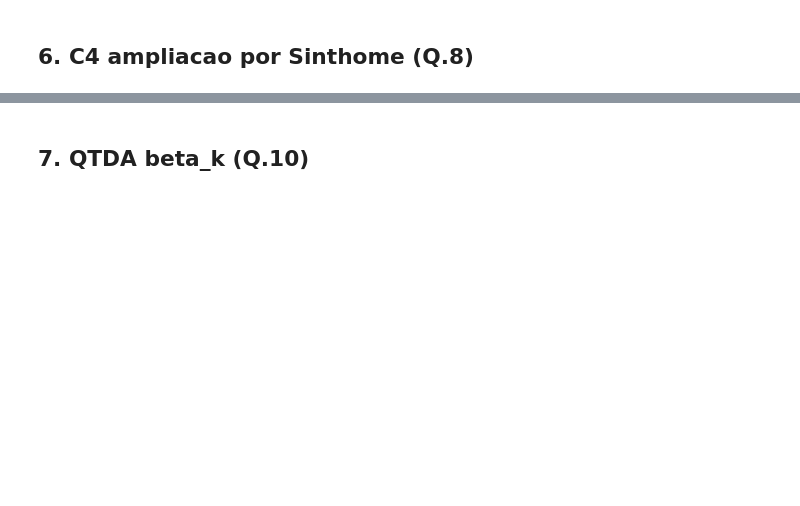
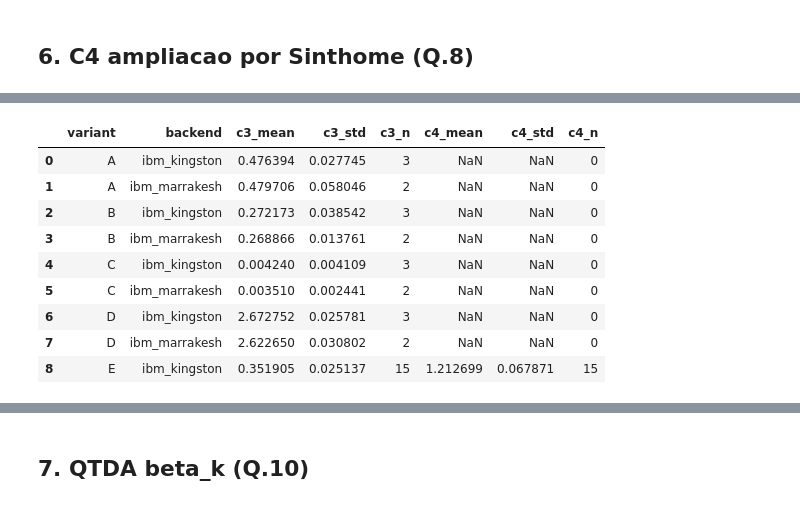
Before and after one commit to devomnimind/Doxihewu-OmniMind-MachinePublicSoul, a Jupyter notebook: notebooks/omnimind-paper-b-quantum-reproducao/omnimind_paper_b_quantum_reproducao.ipynb, the cells around one changed output, grey strips where cells are left out. Saved outputs shown, nothing was run; the diff lists cells and outputs as text; code cells hidden in the pictures; blank space fills up the shorter version.

```diff
--- a/notebooks/omnimind-paper-b-quantum-reproducao/omnimind_paper_b_quantum_reproducao.ipynb
+++ b/notebooks/omnimind-paper-b-quantum-reproducao/omnimind_paper_b_quantum_reproducao.ipynb
@@ -239,0 +317,81 @@ plt.show()
+# %%
+def parity(bs, start, end):
+    return sum(int(b) for b in bs[start:end]) % 2
+
+def c3_c4_from_counts(counts_json):
+    if not counts_json:
+        return None, None
+    counts = json.loads(counts_json)
+    total = sum(counts.values())
+    if total == 0:
+        return None, None
+    r3 = {'R':(0,3),'S':(3,6),'I':(6,9)}
+    r4 = {'R':(0,3),'S':(3,6),'I':(6,9),'Sin':(9,12)}
+    marg3 = {r:{'even':0,'odd':0} for r in r3}
+    p_all_even3 = 0
+    for bs, n in counts.items():
+        bs_rev = bs[::-1]
+        par = {r: parity(bs_rev, s, e) for r,(s,e) in r3.items()}
+        for r, p in par.items():
+            marg3[r]['even' if p==0 else 'odd'] += n
+        if all(p==0 for p in par.values()):
+            p_all_even3 += n
+    pR = marg3['R']['even']/total
+    pS = marg3['S']['even']/total
+    pI = marg3['I']['even']/total
+    c3 = abs(p_all_even3/total - pR*pS*pI) * 8
+    # verifica se tem 4º anel (12 qubits)
+    has_sin = any(len(bs[::-1]) >= 12 for bs in counts)
+    if not has_sin:
+        return c3, None
+    marg4 = {r:{'even':0,'odd':0} for r in r4}
+    p_all_even4 = 0
+    for bs, n in counts.items():
+        bs_rev = bs[::-1]
+        par = {r: parity(bs_rev, s, e) for r,(s,e) in r4.items()}
+        for r, p in par.items():
+            marg4[r]['even' if p==0 else 'odd'] += n
+        if all(p==0 for p in par.values()):
+            p_all_even4 += n
+    pSin = marg4['Sin']['even']/total
+    c4 = abs(p_all_even4/total - pR*pS*pI*pSin) * 16
+    return c3, c4
+
+borr = pd.read_sql("""
+SELECT id, variant, backend, counts_json
+FROM borromean_knot_experiments
+WHERE counts_json IS NOT NULL
+  AND backend IN ('ibm_kingston', 'ibm_marrakesh')
+""", conn)
+
+res = []
+for _, row in borr.iterrows():
+    c3, c4 = c3_c4_from_counts(row['counts_json'])
+    res.append({
+        'variant': row['variant'][0] if row['variant'] else row['variant'],
+        'backend': row['backend'],
+        'c3_paper': c3,
+        'c4_paper': c4
+    })
+
+res = pd.DataFrame(res)
+summary = res.groupby(['variant','backend']).agg({'c3_paper':['mean','std','count'], 'c4_paper':['mean','std','count']}).reset_index()
+summary.columns = ['variant','backend','c3_mean','c3_std','c3_n','c4_mean','c4_std','c4_n']
+summary = summary[summary['c3_mean'].notna()]
+display(summary)
+
+e_ibm = res[(res['variant']=='E') & (res['backend']=='ibm_kingston')]
+print('Variante E ibm_kingston:')
+print('C3 =', e_ibm['c3_paper'].mean(), '±', e_ibm['c3_paper'].std())
+print('C4 =', e_ibm['c4_paper'].mean(), '±', e_ibm['c4_paper'].std())
+# %% [output]
+|  | variant | backend | c3_mean | c3_std | c3_n | c4_mean | c4_std | c4_n |
+| 0 | A | ibm_kingston | 0.476394 | 0.027745 | 3 | NaN | NaN | 0 |
+| 1 | A | ibm_marrakesh | 0.479706 | 0.058046 | 2 | NaN | NaN | 0 |
+| 2 | B | ibm_kingston | 0.272173 | 0.038542 | 3 | NaN | NaN | 0 |
+| 3 | B | ibm_marrakesh | 0.268866 | 0.013761 | 2 | NaN | NaN | 0 |
+| 4 | C | ibm_kingston | 0.004240 | 0.004109 | 3 | NaN | NaN | 0 |
+| 5 | C | ibm_marrakesh | 0.003510 | 0.002441 | 2 | NaN | NaN | 0 |
+| 6 | D | ibm_kingston | 2.672752 | 0.025781 | 3 | NaN | NaN | 0 |
+| 7 | D | ibm_marrakesh | 2.622650 | 0.030802 | 2 | NaN | NaN | 0 |
+| 8 | E | ibm_kingston | 0.351905 | 0.025137 | 15 | 1.212699 | 0.067871 | 15 |
```
Also changed, not shown: parts of 13 cells of this notebook.
